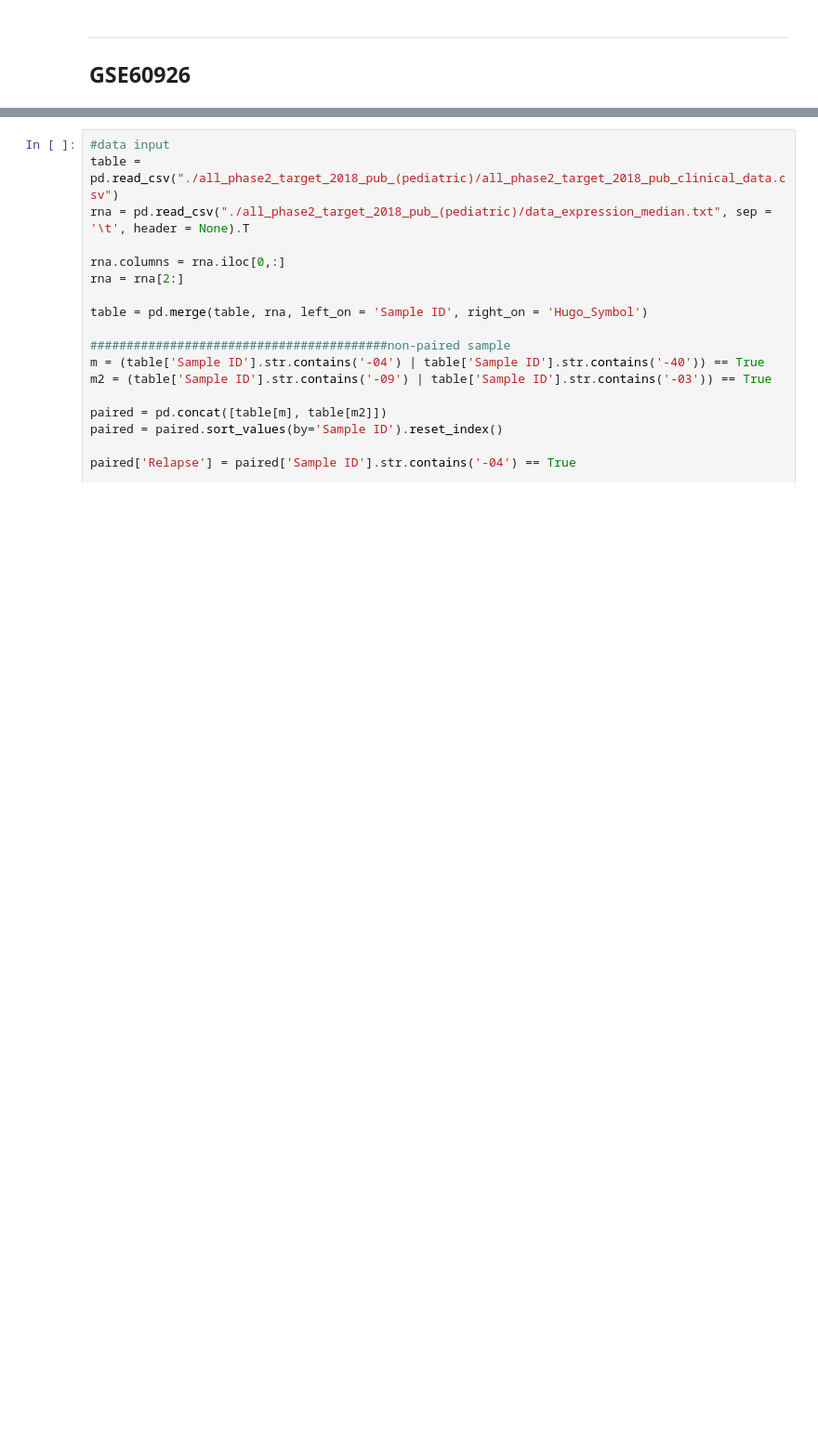
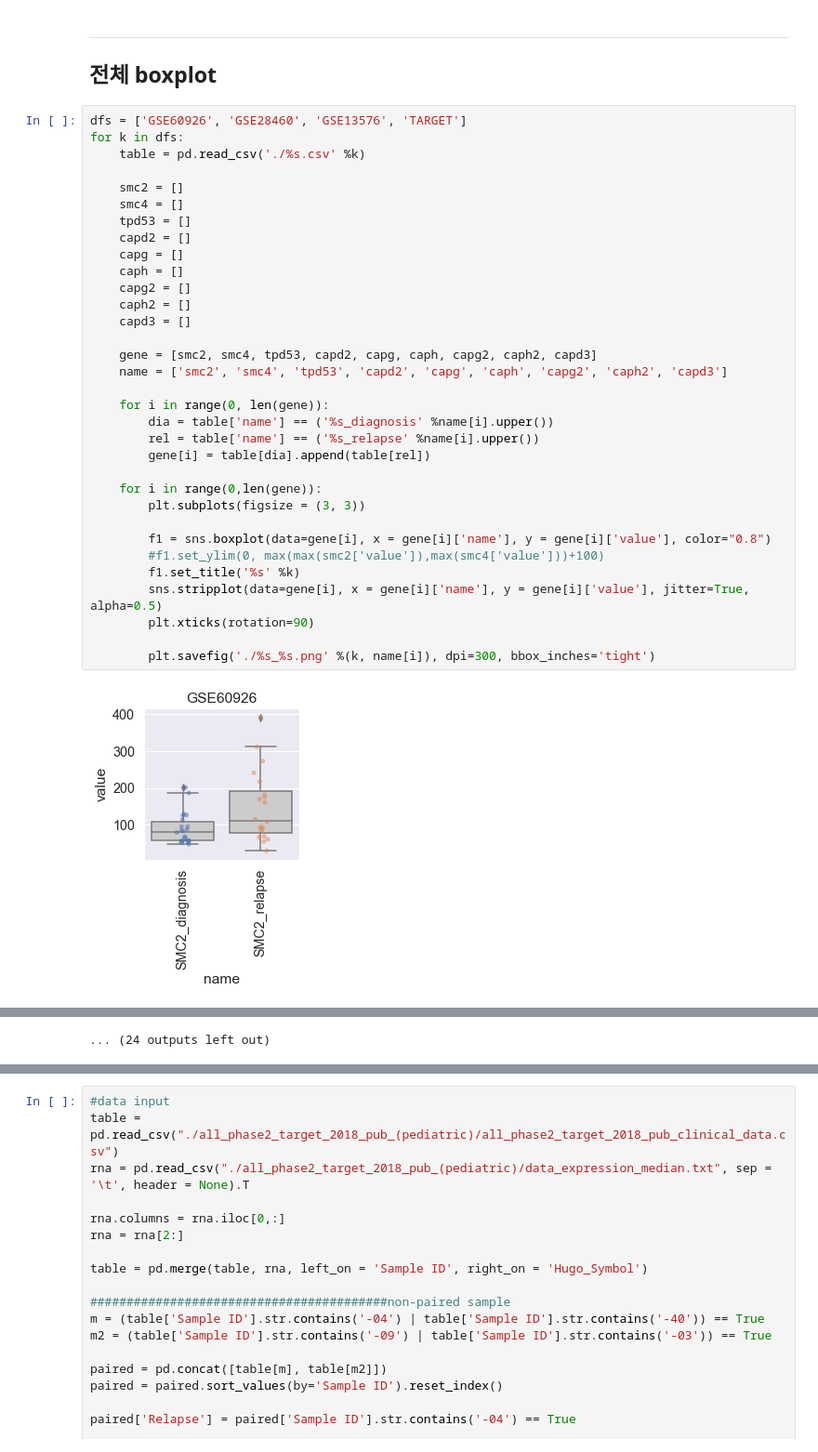
Before and after one commit to boringariel/Data_preprocessing, a Jupyter notebook: ALL_SMC_plot.ipynb, the cells around one changed output, grey strips where cells are left out. Shown: that part at 93% size. Saved outputs shown, nothing was run; the diff lists cells and outputs as text; blank space fills up the shorter version.

```diff
--- a/ALL_SMC_plot.ipynb
+++ b/ALL_SMC_plot.ipynb
@@ -9,6 +8,41 @@ from scipy.stats import zscore
 
 #seaborn Gr-Bk-Rd palette
 pal = sns.diverging_palette(127.7, 12.2, l=53.4, n=255, center="dark")
-# %% [markdown]
----
-## GSE60926
+# %% [markdown]
+---
+## 전체 boxplot
+# %%
+dfs = ['GSE60926', 'GSE28460', 'GSE13576', 'TARGET']
+for k in dfs:
+    table = pd.read_csv('./%s.csv' %k)
+
+    smc2 = []
+    smc4 = []
+    tpd53 = []
+    capd2 = []
+    capg = []
+    caph = []
+    capg2 = []
+    caph2 = []
+    capd3 = []
+
+    gene = [smc2, smc4, tpd53, capd2, capg, caph, capg2, caph2, capd3]
+    name = ['smc2', 'smc4', 'tpd53', 'capd2', 'capg', 'caph', 'capg2', 'caph2', 'capd3']
+
+    for i in range(0, len(gene)):
+        dia = table['name'] == ('%s_diagnosis' %name[i].upper())
+        rel = table['name'] == ('%s_relapse' %name[i].upper())
+        gene[i] = table[dia].append(table[rel])
+
+    for i in range(0,len(gene)):
+        plt.subplots(figsize = (3, 3))
+
+        f1 = sns.boxplot(data=gene[i], x = gene[i]['name'], y = gene[i]['value'], color="0.8")
+        #f1.set_ylim(0, max(max(smc2['value']),max(smc4['value']))+100)
+        f1.set_title('%s' %k)
+        sns.stripplot(data=gene[i], x = gene[i]['name'], y = gene[i]['value'], jitter=True, alpha=0.5)
+        plt.xticks(rotation=90)
+
+        plt.savefig('./%s_%s.png' %(k, name[i]), dpi=300, bbox_inches='tight')
+# %% [output]
+[figure, added]
@@ -14,0 +60 @@ pal = sns.diverging_palette(127.7, 12.2, l=53.4, n=255, center="dark")
+... (24 outputs left out)
```
Also changed, not shown: parts of 19 cells of this notebook.
